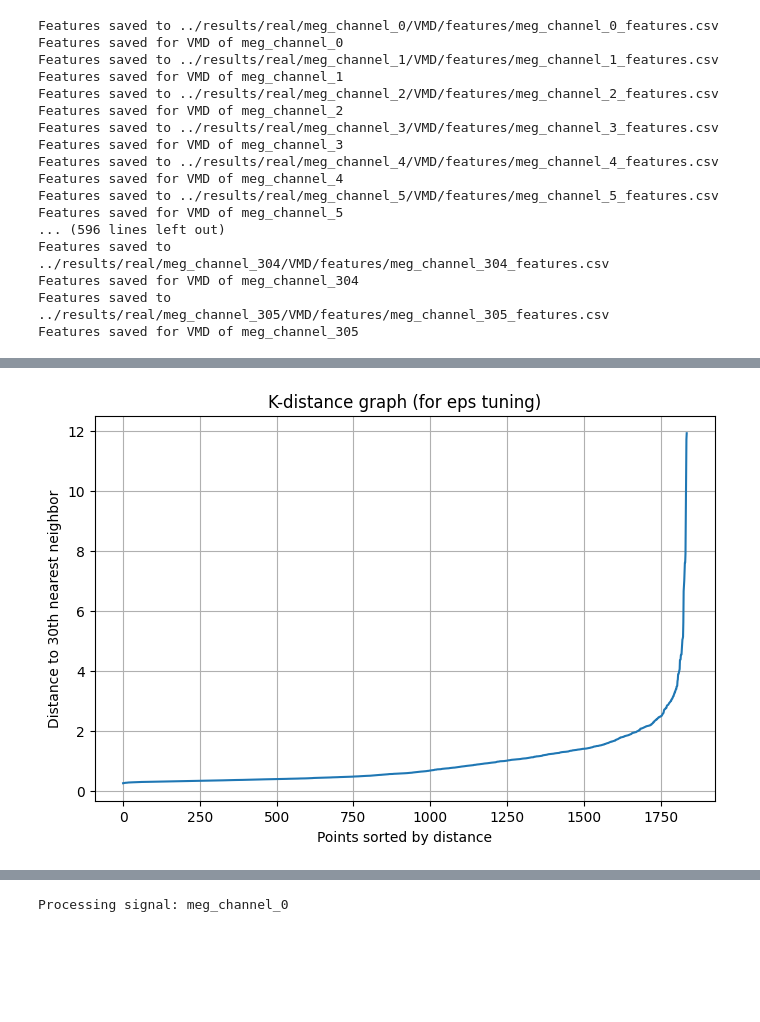
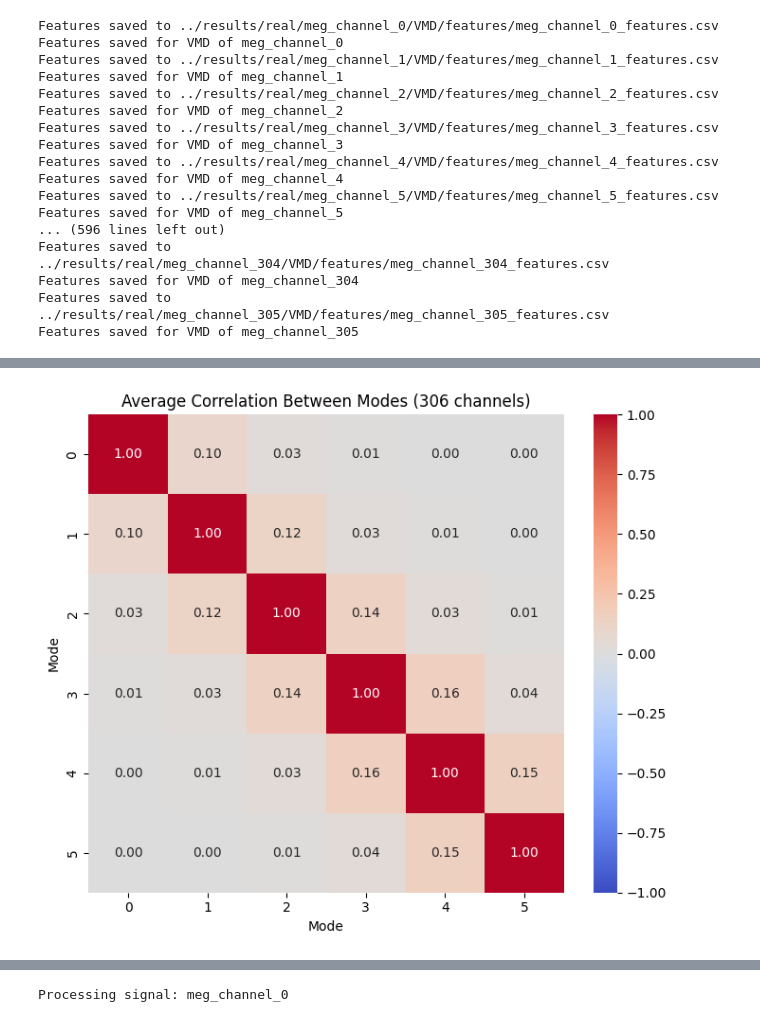
Before and after one commit to sbendimerad/mfa-internship, a Jupyter notebook: notebooks/00_real_pipeline.ipynb, the cells around one changed output, grey strips where cells are left out. Saved outputs shown, nothing was run; the diff lists cells and outputs as text; code cells hidden in the pictures; blank space fills up the shorter version.

```diff
--- a/notebooks/00_real_pipeline.ipynb
+++ b/notebooks/00_real_pipeline.ipynb
@@ -410,7 +262,7 @@ for ch_idx in range(n_channels_to_process):
     output_dir = os.path.join(output_base, name)
 
     for method in methods:
-        modes_path = os.path.join(output_dir, method, "modes", f"{name}_modes.npy")
+        modes_path = os.path.join(output_base, name, method, "modes", f"{name}_modes.npy")
         modes = np.load(modes_path)
 
         plot_signal_and_modes(
@@ -419,7 +271,7 @@ for ch_idx in range(n_channels_to_process):
             modes=modes,
             method=method,
             ch=ch_idx,
-            output_dir=output_dir,
+            output_dir=output_base,
             duration=duration,
             max_points=max_points,
             spectrum_method='windowed_fft'  # or 'psd' or 'fft'
@@ -798,16 +281,0 @@ plt.show()
-# %%
-k = 30  # same as min_samples
-nn = NearestNeighbors(n_neighbors=k)
-nn.fit(X_scaled)
-distances, _ = nn.kneighbors(X_scaled)
-k_distances = np.sort(distances[:, -1])  # Distance to k-th neighbor
-
-plt.figure(figsize=(8, 5))
-plt.plot(k_distances)
-plt.title("K-distance graph (for eps tuning)")
-plt.xlabel("Points sorted by distance")
-plt.ylabel(f"Distance to {k}th nearest neighbor")
-plt.grid(True)
-plt.show()
-# %% [output]
-[figure, removed]
@@ -833,0 +282,38 @@ report_df.to_csv("../results/real/report_real_meg.csv", index=False)
+# %%
+all_corrs = []
+
+for ch in range(n_channels_to_process):
+    name = f"meg_channel_{ch}"
+    mode_path = os.path.join(output_base, name, method, "modes", f"{name}_modes.npy")
+
+    if not os.path.exists(mode_path):
+        print(f"❌ Missing: {name}")
+        continue
+
+    modes = np.load(mode_path)
+
+    # Always transpose to shape (T, Nmodes) for correlation across time
+    if modes.shape[0] == Nmodes:
+        modes = modes.T  # Now shape = (T, Nmodes)
+
+    if modes.shape[1] != Nmodes:
+        print(f"⚠️ Skipped {name}, unexpected shape: {modes.shape}")
+        continue
+
+    corr = np.corrcoef(modes.T)  # Compute correlation between modes (shape: 6x6)
+    all_corrs.append(corr)
+
+# === Aveage correlation matrices ===
+
+avg_corr = np.mean(all_corrs, axis=0)
+# %%
+# === Plot ===
+plt.figure(figsize=(7, 6))
+sns.heatmap(avg_corr, vmin=-1, vmax=1, cmap="coolwarm", annot=True, fmt=".2f")
+plt.title("Average Correlation Between Modes (306 channels)")
+plt.xlabel("Mode")
+plt.ylabel("Mode")
+plt.tight_layout()
+plt.show()
+# %% [output]
+[figure, added]
```
Also changed, not shown: parts of 49 cells of this notebook, 1 other file.
